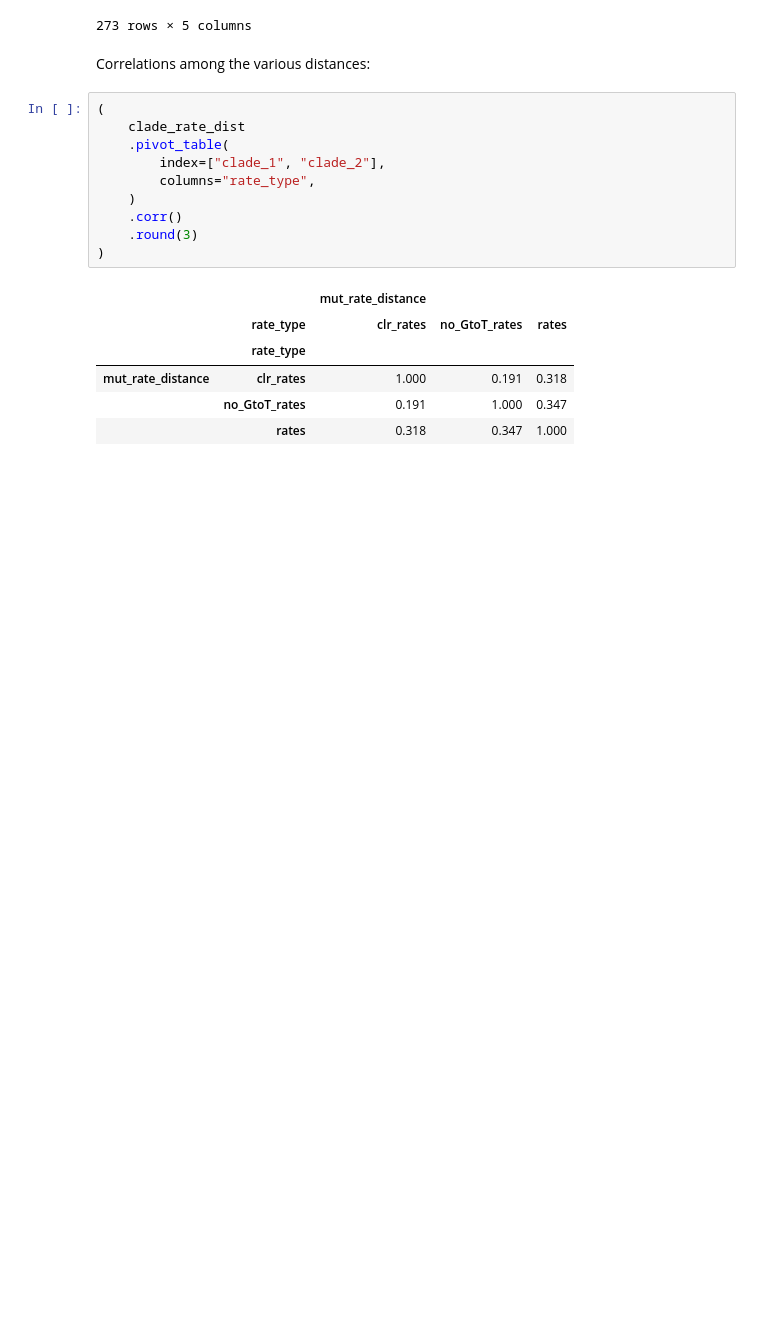
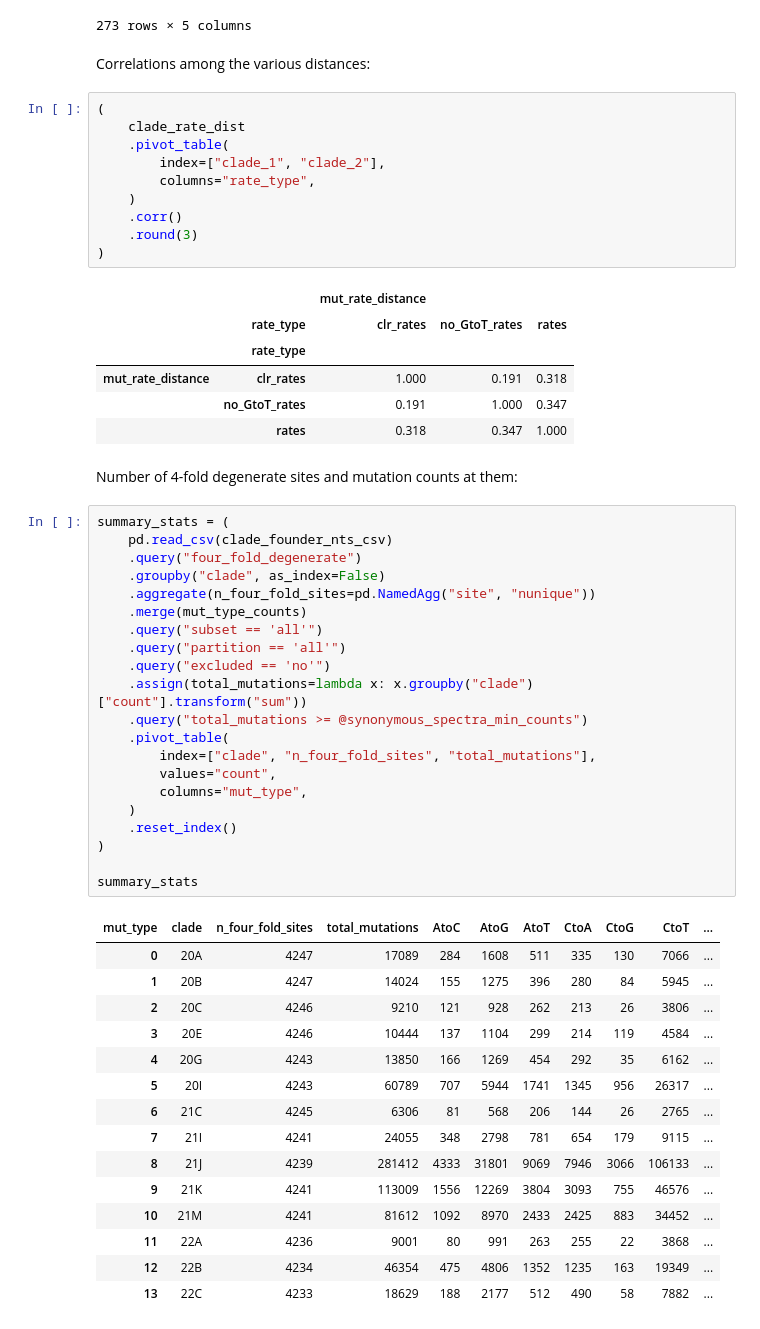
Before and after one commit to jbloomlab/SARS2-mut-spectrum, a Jupyter notebook: notebooks/synonymous_mut_rates.ipynb, the cells around one changed output. Saved outputs shown, nothing was run; the diff lists cells and outputs as text; blank space fills up the shorter version.

Commit message:
summarize 4-fold degenerate sites and mutation counts at them

```diff
--- a/notebooks/synonymous_mut_rates.ipynb
+++ b/notebooks/synonymous_mut_rates.ipynb
@@ -799,3 +799,42 @@ Correlations among the various distances:
 | mut_rate_distance | clr_rates | 1.000 | 0.191 | 0.318 |
 |  | no_GtoT_rates | 0.191 | 1.000 | 0.347 |
 |  | rates | 0.318 | 0.347 | 1.000 |
+# %% [markdown]
+Number of 4-fold degenerate sites and mutation counts at them:
+# %%
+summary_stats = (
+    pd.read_csv(clade_founder_nts_csv)
+    .query("four_fold_degenerate")
+    .groupby("clade", as_index=False)
+    .aggregate(n_four_fold_sites=pd.NamedAgg("site", "nunique"))
+    .merge(mut_type_counts)
+    .query("subset == 'all'")
+    .query("partition == 'all'")
+    .query("excluded == 'no'")
+    .assign(total_mutations=lambda x: x.groupby("clade")["count"].transform("sum"))
+    .query("total_mutations >= @synonymous_spectra_min_counts")
+    .pivot_table(
+        index=["clade", "n_four_fold_sites", "total_mutations"],
+        values="count",
+        columns="mut_type",
+    )
+    .reset_index()
+)
+
+summary_stats
+# %% [output]
+| mut_type | clade | n_four_fold_sites | total_mutations | AtoC | AtoG | AtoT | CtoA | CtoG | CtoT | ... |
+| 0 | 20A | 4247 | 17089 | 284 | 1608 | 511 | 335 | 130 | 7066 | ... |
+| 1 | 20B | 4247 | 14024 | 155 | 1275 | 396 | 280 | 84 | 5945 | ... |
+| 2 | 20C | 4246 | 9210 | 121 | 928 | 262 | 213 | 26 | 3806 | ... |
+| 3 | 20E | 4246 | 10444 | 137 | 1104 | 299 | 214 | 119 | 4584 | ... |
+| 4 | 20G | 4243 | 13850 | 166 | 1269 | 454 | 292 | 35 | 6162 | ... |
+| 5 | 20I | 4243 | 60789 | 707 | 5944 | 1741 | 1345 | 956 | 26317 | ... |
+| 6 | 21C | 4245 | 6306 | 81 | 568 | 206 | 144 | 26 | 2765 | ... |
+| 7 | 21I | 4241 | 24055 | 348 | 2798 | 781 | 654 | 179 | 9115 | ... |
+| 8 | 21J | 4239 | 281412 | 4333 | 31801 | 9069 | 7946 | 3066 | 106133 | ... |
+| 9 | 21K | 4241 | 113009 | 1556 | 12269 | 3804 | 3093 | 755 | 46576 | ... |
+| 10 | 21M | 4241 | 81612 | 1092 | 8970 | 2433 | 2425 | 883 | 34452 | ... |
+| 11 | 22A | 4236 | 9001 | 80 | 991 | 263 | 255 | 22 | 3868 | ... |
+| 12 | 22B | 4234 | 46354 | 475 | 4806 | 1352 | 1235 | 163 | 19349 | ... |
+| 13 | 22C | 4233 | 18629 | 188 | 2177 | 512 | 490 | 58 | 7882 | ... |
```
